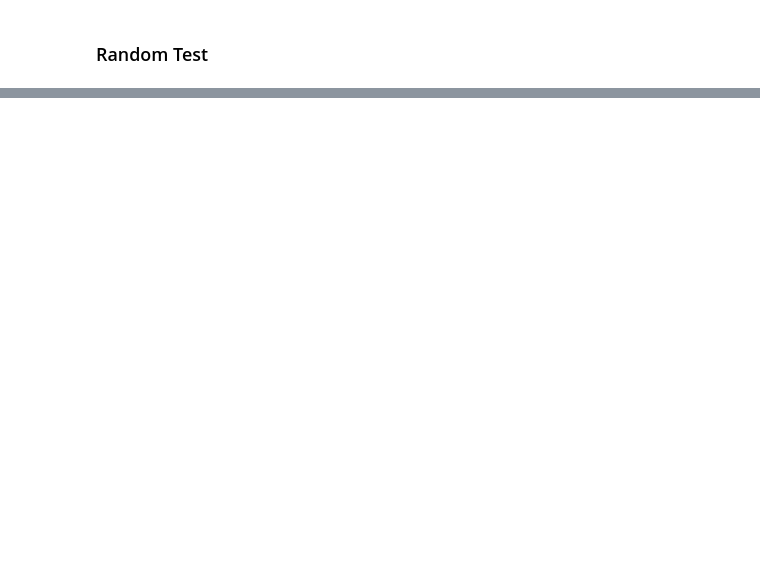
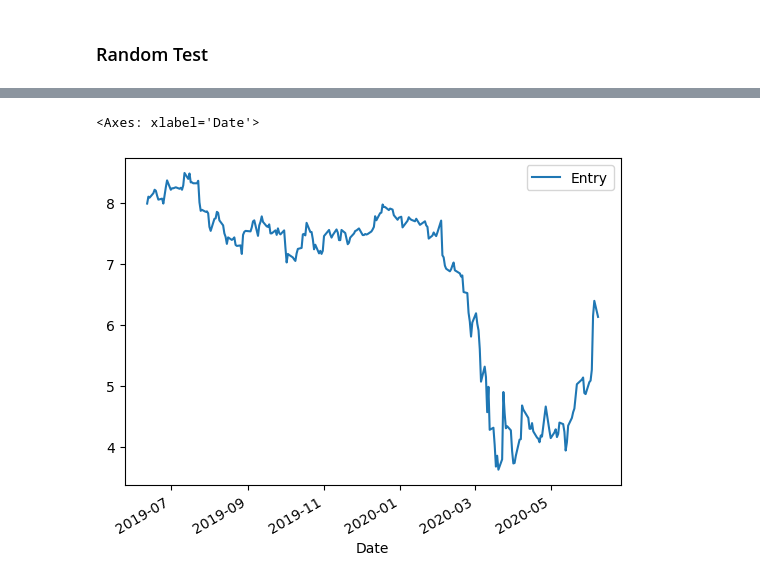
Before and after one commit to cfperna/jupyter, a Jupyter notebook: ml_model/force101_gold.ipynb, the cells around one changed output, grey strips where cells are left out. Cells and saved outputs as stored; diff of their text form; code cells hidden in the pictures; blank space fills up the shorter version.

```diff
--- a/ml_model/force101_gold.ipynb
+++ b/ml_model/force101_gold.ipynb
@@ -334,0 +329,5 @@ Trades2_r.plot.line(y=['Total_cum','Short_cum','Longs_cum'],use_index=True)
+# %%
+Trades2_r.plot.line(y="Entry",use_index = True)
+# %% [output]
+<Axes: xlabel='Date'>
+[figure, added]
```
Also changed, not shown: parts of 12 cells of this notebook, 1 other file.
